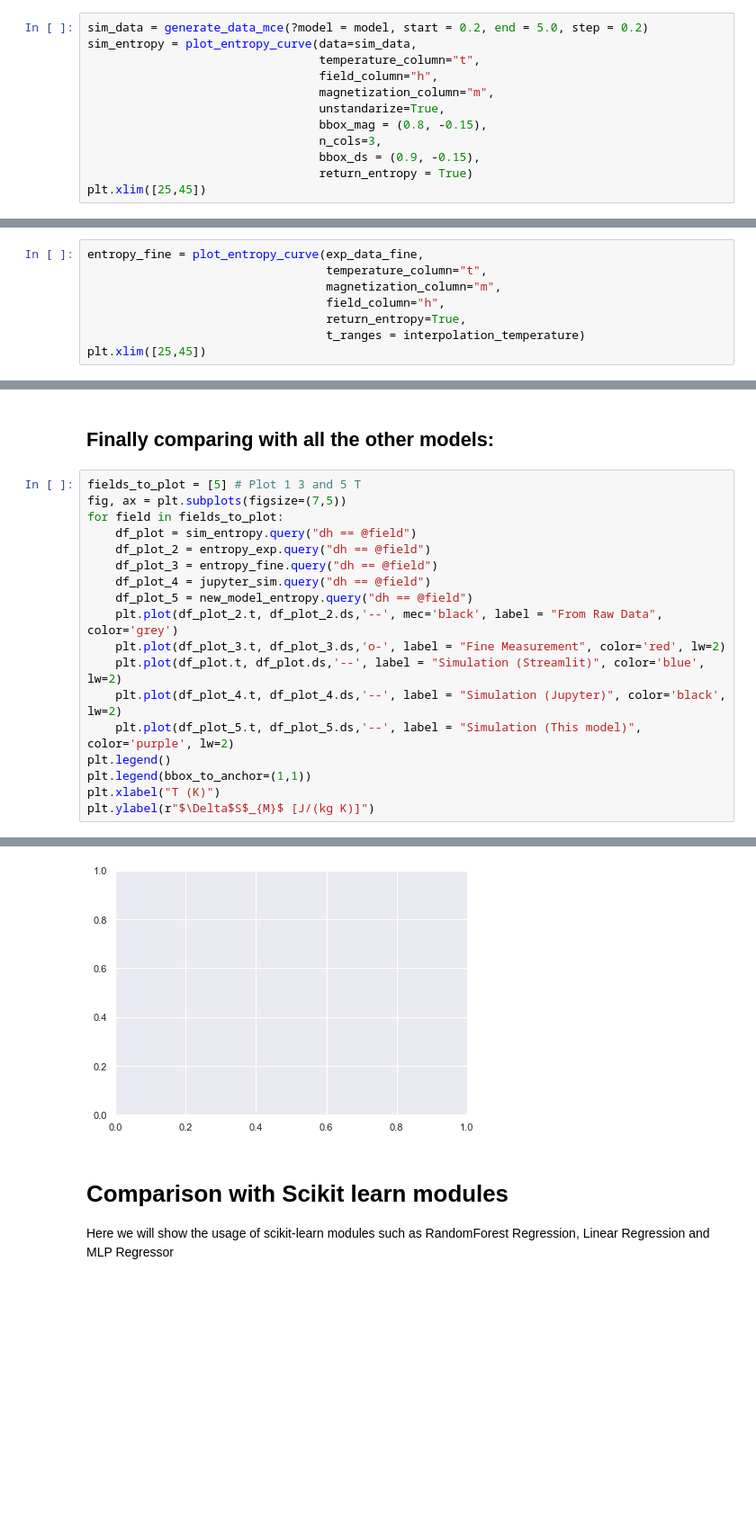
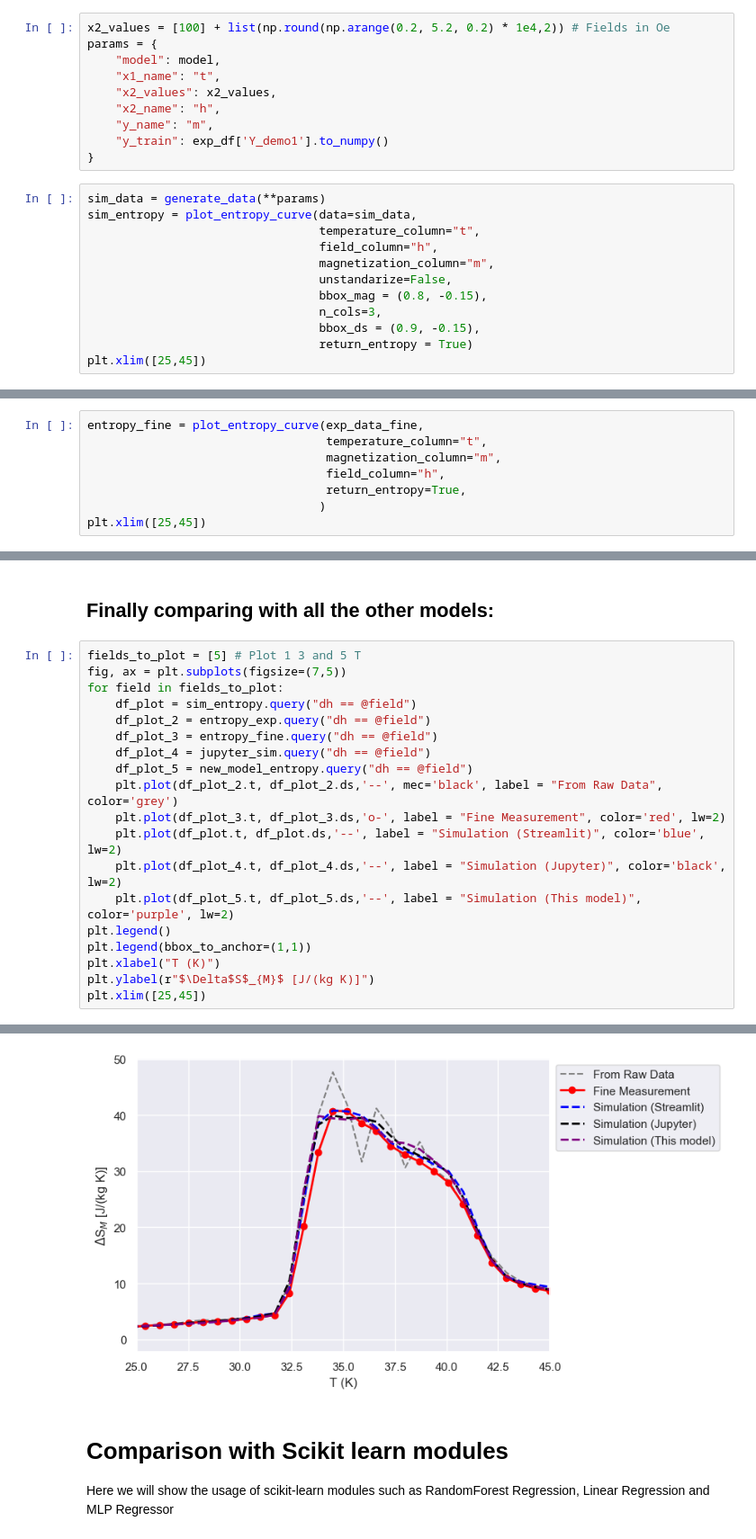
Before and after one commit to kensei-te/mat_interp, a Jupyter notebook: notebooks/Simulation Visualizaiton.ipynb, the cells around one changed output, grey strips where cells are left out. Shown at 90% size. Cells and saved outputs as stored; diff of their text form; blank space fills up the shorter version.

```diff
--- a/notebooks/Simulation Visualizaiton.ipynb
+++ b/notebooks/Simulation Visualizaiton.ipynb
@@ -89,10 +93,20 @@ from mat_interp.model.viz_model import generate_data_mce
+# %%
+x2_values = [100] + list(np.round(np.arange(0.2, 5.2, 0.2) * 1e4,2)) # Fields in Oe
+params = {
+    "model": model,
+    "x1_name": "t",
+    "x2_values": x2_values,
+    "x2_name": "h",
+    "y_name": "m",
+    "y_train": exp_df['Y_demo1'].to_numpy()
+}
 # %%
-sim_data = generate_data_mce(?model = model, start = 0.2, end = 5.0, step = 0.2)
+sim_data = generate_data(**params)
 sim_entropy = plot_entropy_curve(data=sim_data,
                                  temperature_column="t",
                                  field_column="h",
                                  magnetization_column="m",
-                                 unstandarize=True,
+                                 unstandarize=False,
                                  bbox_mag = (0.8, -0.15),
                                  n_cols=3,
                                  bbox_ds = (0.9, -0.15),
@@ -146,7 +164,7 @@ entropy_fine = plot_entropy_curve(exp_data_fine,
                                   magnetization_column="m",
                                   field_column="h",
                                   return_entropy=True,
-                                  t_ranges = interpolation_temperature)
+                                 )
 plt.xlim([25,45])
 # %% [output]
 (25.0, 45.0)
@@ -283,4 +299,5 @@ plt.legend()
 plt.legend(bbox_to_anchor=(1,1))
 plt.xlabel("T (K)")
 plt.ylabel(r"$\Delta$S$_{M}$ [J/(kg K)]")
+plt.xlim([25,45])
 # %% [output]
@@ -288,4 +305,4 @@ NameError: name 'sim_entropy' is not defined
-[figure, old version]
+[figure, new version]
 # %% [markdown]
 # Comparison with Scikit learn modules
 
```
Also changed, not shown: parts of 12 cells of this notebook, 4 other files.
